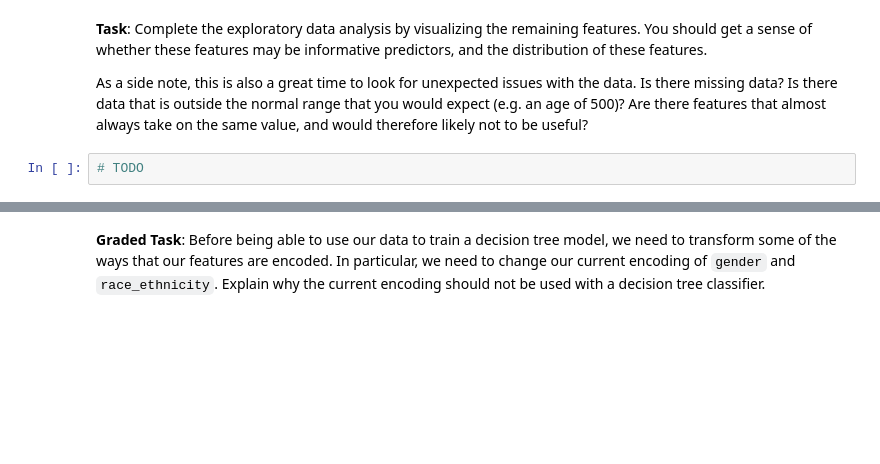
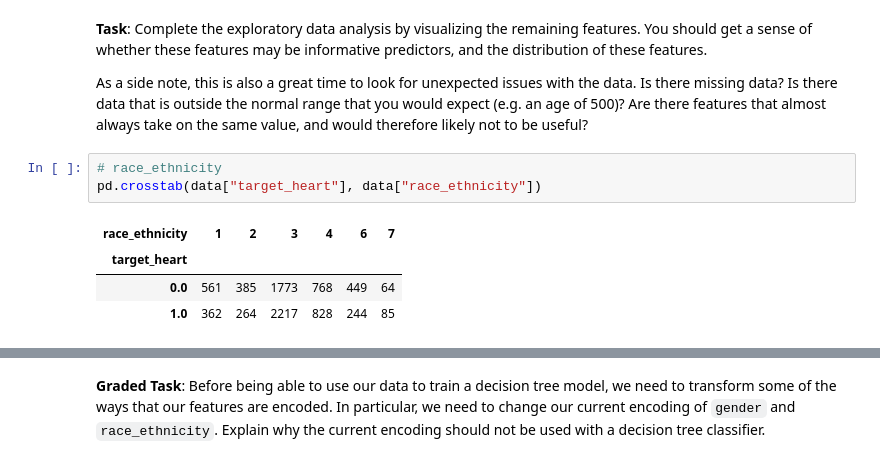
Before and after one commit to hhcgoodluck/CSC311-Introduction-to-Machine-Learning, a Jupyter notebook: lab02.ipynb, the cells around one changed output, grey strips where cells are left out. Cells and saved outputs as stored; diff of their text form; blank space fills up the shorter version.

```diff
--- a/lab02.ipynb
+++ b/lab02.ipynb
@@ -407,4 +435,10 @@ Is there missing data? Is there data that is outside the normal range that you w
 (e.g. an age of 500)? Are there features that almost always take on the same value,
 and would therefore likely not to be useful?
 # %%
-# TODO
+# race_ethnicity
+pd.crosstab(data["target_heart"], data["race_ethnicity"])
+# %% [output]
+| race_ethnicity | 1 | 2 | 3 | 4 | 6 | 7 |
+| target_heart |  |  |  |  |  |  |
+| 0.0 | 561 | 385 | 1773 | 768 | 449 | 64 |
+| 1.0 | 362 | 264 | 2217 | 828 | 244 | 85 |
```
Also changed, not shown: parts of 16 cells of this notebook.
